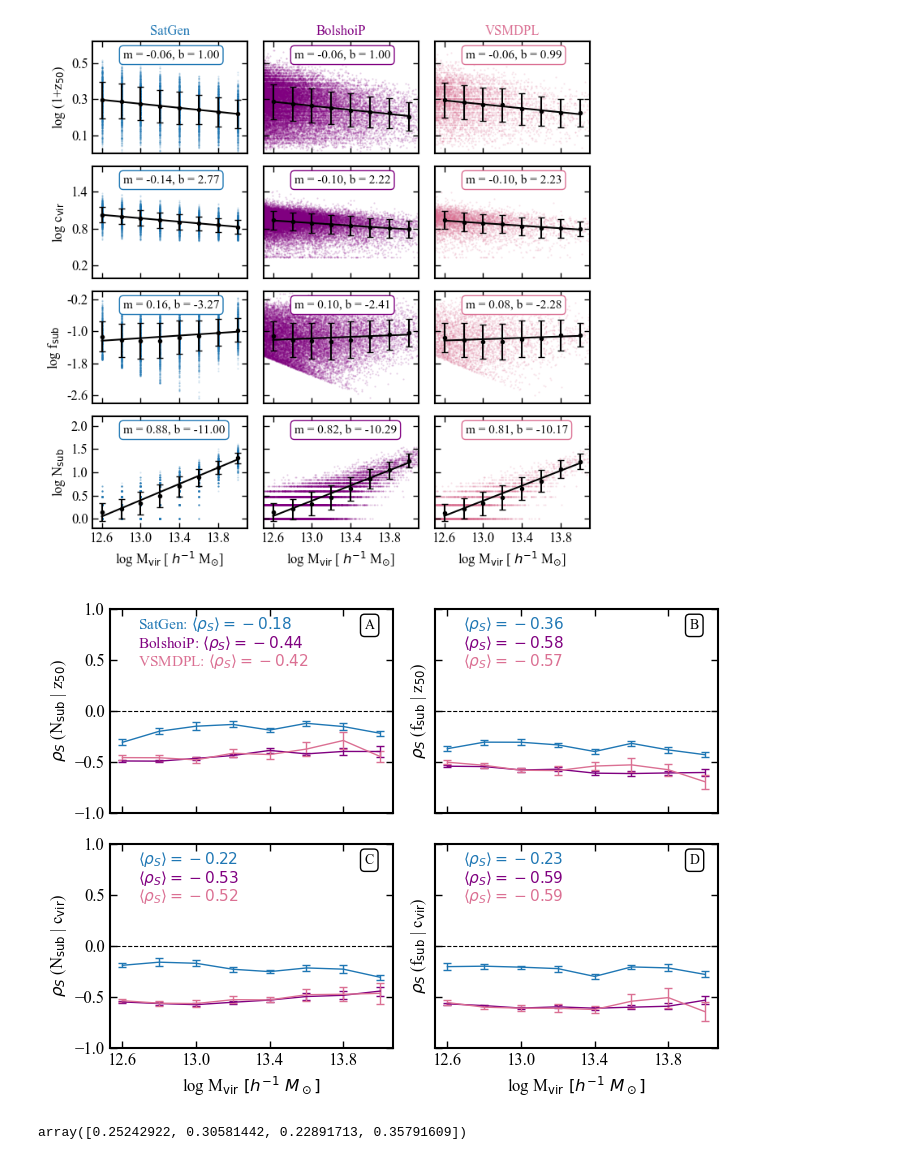
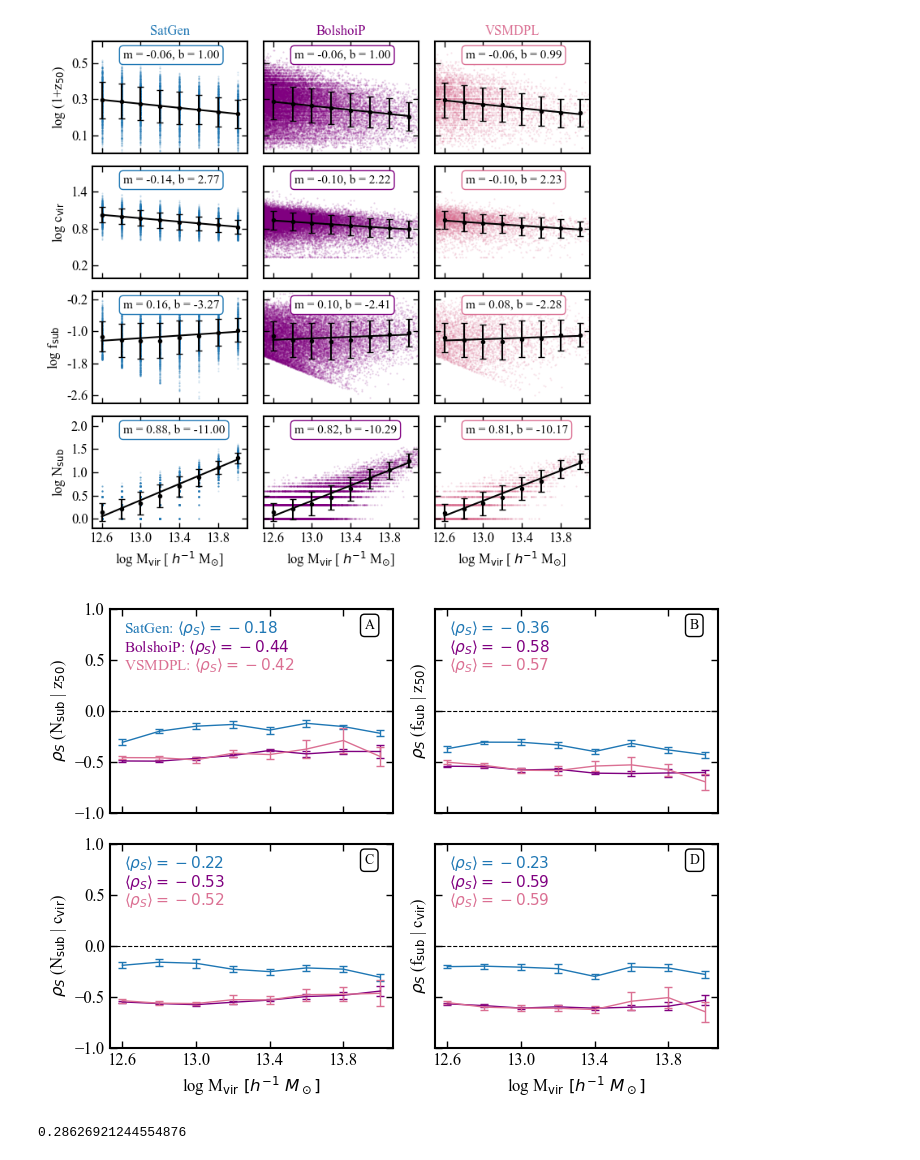
Before and after one commit to jsmonzon/MassSpec, a Jupyter notebook: notebooks/correlations/rho_mat_comp.ipynb, the cells around one changed output. Drawn from its saved outputs; the diff is of its cells as text; code cells hidden in the pictures.

```diff
--- a/notebooks/correlations/rho_mat_comp.ipynb
+++ b/notebooks/correlations/rho_mat_comp.ipynb
@@ -35,8 +35,8 @@ levelz = [1-0.99, 1-0.95, 1-0.68]
 # %% [markdown]
 ### read in SatGen data
 # %%
-# satgen500 = pd.read_csv("../../data/zhao/DF_test/DF_1/artificial_all.csv")
-satgen500 = pd.read_csv("../../data/vdb/N500/summary_tabs/artificial_all.csv")
+satgen500 = pd.read_csv("../../data/zhao/DF_test/DF_1/artificial_all.csv")
+# satgen500 = pd.read_csv("../../data/vdb/N500/summary_tabs/artificial_all.csv")
 
 satnorm = jsm_simload.NormalizeData(satgen500, dataset_title="SatGen")
 satnorm.plot_bestfit("../../figures/extra/satgen_fit.pdf", col="C0")
@@ -239,8 +239,8 @@ for ax, i in panel_indices:
 
         for k, (avg, color) in enumerate(zip(avgs, colors)):
             ax.text(
-                0.1,
-                0.90 - k * 0.09,
+                0.05,
+                0.88 - k * 0.09,
                 rf"{labels[k]}: $\langle\rho_S\rangle = {avg:.2f}$",
                 transform=ax.transAxes,
                 color=color,
@@ -251,37 +251,37 @@ for ax, i in panel_indices:
 
         for k, (avg, color) in enumerate(zip(avgs, colors)):
             ax.text(
-                0.1,
-                0.90 - k * 0.09,
+                0.05,
+                0.88 - k * 0.09,
                 rf"$\langle\rho_S\rangle = {avg:.2f}$",
                 transform=ax.transAxes,
                 color=color,
                 fontsize=11
             )
 
 # Panel labels
 axes[0, 0].text(0.9, 0.9, "A", transform=axes[0, 0].transAxes,
                 bbox=dict(boxstyle="round", facecolor="white"))
 axes[0, 1].text(0.9, 0.9, "B", transform=axes[0, 1].transAxes,
                 bbox=dict(boxstyle="round", facecolor="white"))
 axes[1, 0].text(0.9, 0.9, "C", transform=axes[1, 0].transAxes,
                 bbox=dict(boxstyle="round", facecolor="white"))
 axes[1, 1].text(0.9, 0.9, "D", transform=axes[1, 1].transAxes,
                 bbox=dict(boxstyle="round", facecolor="white"))
 
 # # Figure-level legend spanning the top, single row
 # handles, labels_ = axes[0, 0].get_legend_handles_labels()
 # fig.legend(handles, labels_, loc="lower center", bbox_to_anchor=(0.5, 0.92),
 #            ncol=len(labels), framealpha=1, frameon=True, bbox_transform=fig.transFigure)
 
 # plt.tight_layout(rect=[0, 0, 1, 0.94])
 
 plt.tight_layout()
 plt.savefig("../../figures/corr_comp.pdf", bbox_inches="tight")
 plt.show()
 # %% [output]
-[figure, old version]
+[figure, new version]
 # %%
-np.average(np.abs(satnorm.rho_mat - bolnorm.rho_mat), axis=1)
+np.average(np.abs(satnorm.rho_mat - bolnorm.rho_mat), axis=1).mean()
 # %% [output]
-array([0.25242922, 0.30581442, 0.22891713, 0.35791609])
+0.28626921244554876
```
Also changed, not shown: parts of 2 cells of this notebook, 8 other files.
